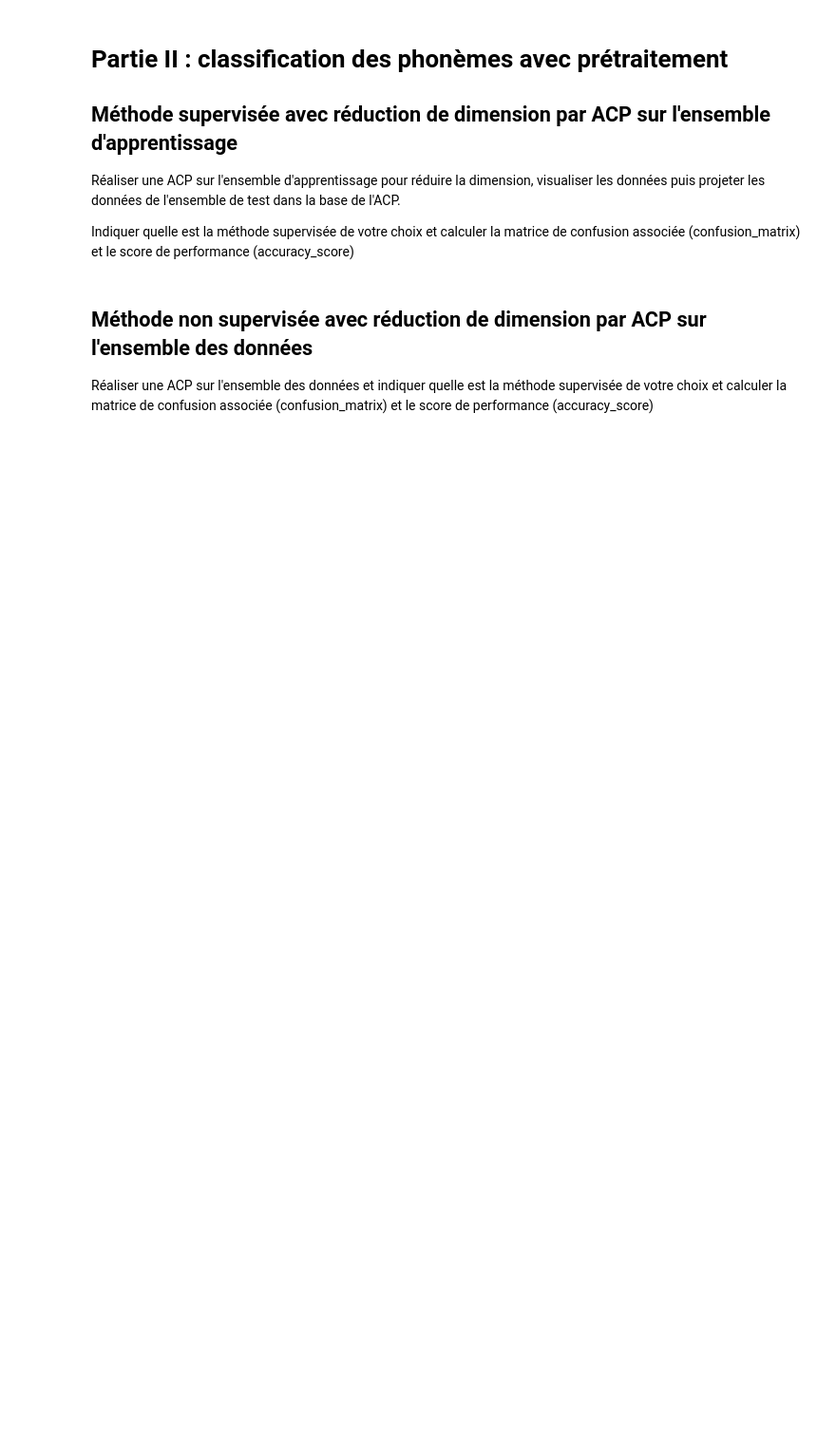
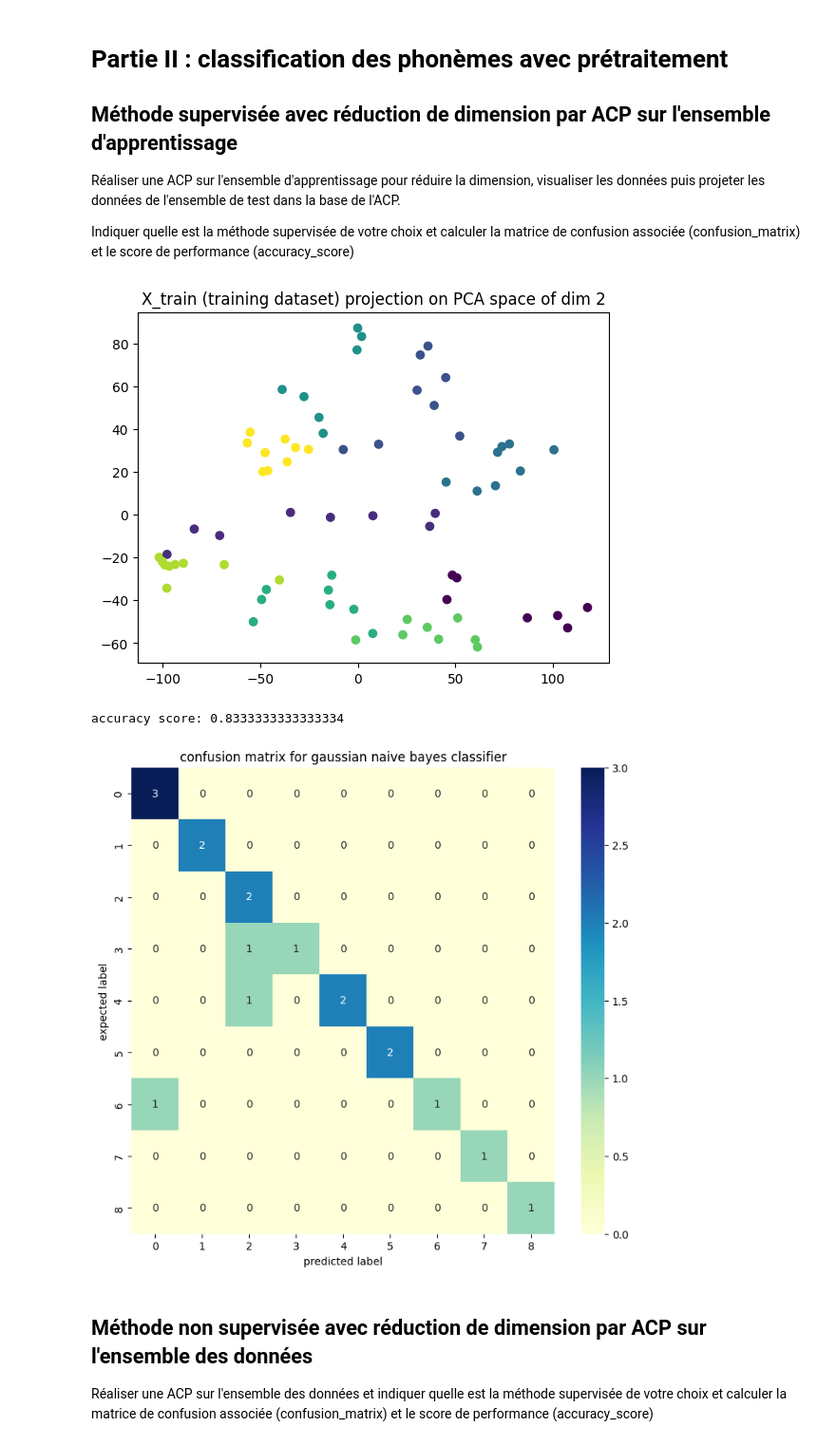
Before and after one commit to nohehf/classphoneme, a Jupyter notebook: Projet_Phonemes.ipynb, the cells around one changed output. Shown: that part at 95% size. Saved outputs shown, nothing was run; the diff lists cells and outputs as text; code cells hidden in the pictures; blank space fills up the shorter version.

```diff
--- a/Projet_Phonemes.ipynb
+++ b/Projet_Phonemes.ipynb
@@ -144,3 +218,34 @@ Indiquer quelle est la méthode supervisée de votre choix et calculer la matric
+# %%
+from sklearn.decomposition import PCA
+dim=2
+pca = PCA(dim)
+X_train_projection = pca.fit_transform(X_train)
+plt.scatter(X_train_projection[:, 0], X_train_projection[:, 1],marker='o', c=y_train)
+plt.title(f"X_train (training dataset) projection on PCA space of dim {dim}")
+plt.show()
+
+classifier = GaussianNB()
+fit = classifier.fit(X_train_projection, y_train)
+
+X_test_projection=pca.transform(X_test)
+y_predicted = classifier.predict(X_test_projection)
+
+# on compare les predictions avec le jeu de test
+score = accuracy_score(y_test, y_predicted)
+print(f"accuracy score: {score}")
+
+cm = confusion_matrix(y_true=y_test, y_pred=y_predicted)
+plt.figure(figsize=(9, 8))
+sns.heatmap(cm, annot=True, cmap="YlGnBu")
+plt.title('confusion matrix for gaussian naive bayes classifier')
+plt.ylabel("expected label")
+plt.xlabel("predicted label")
+
+cm_sum_ponderate_sum += cm / cm.size
+# %% [output]
+[figure, added]
+accuracy score: 0.8333333333333334
+[figure, added]
 # %% [markdown]
 
 ## Méthode non supervisée avec réduction de dimension par ACP sur l'ensemble des données
```
Also changed, not shown: parts of 19 cells of this notebook.
